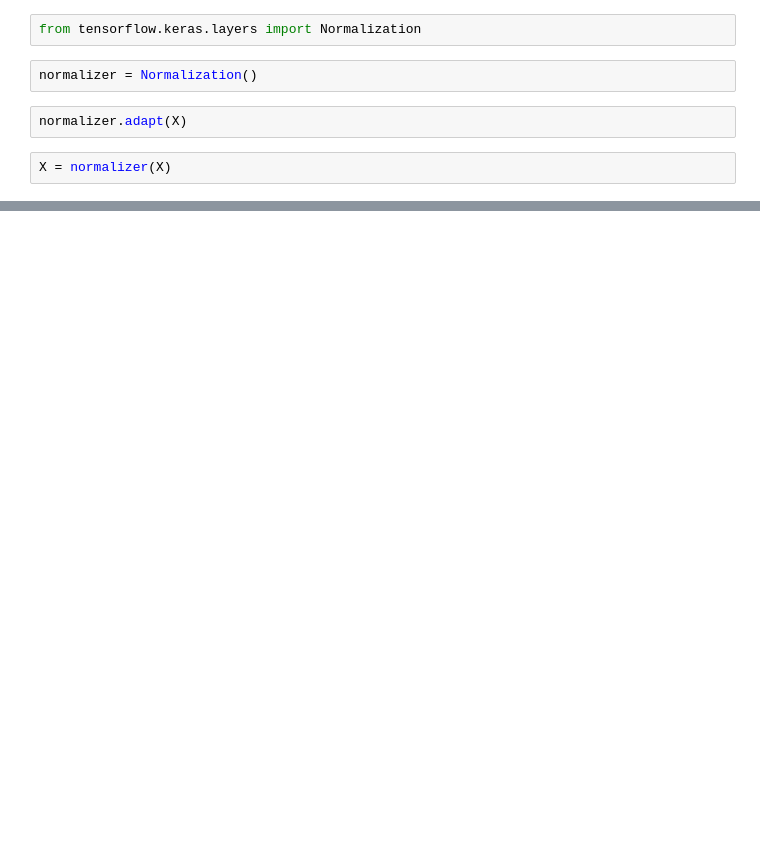
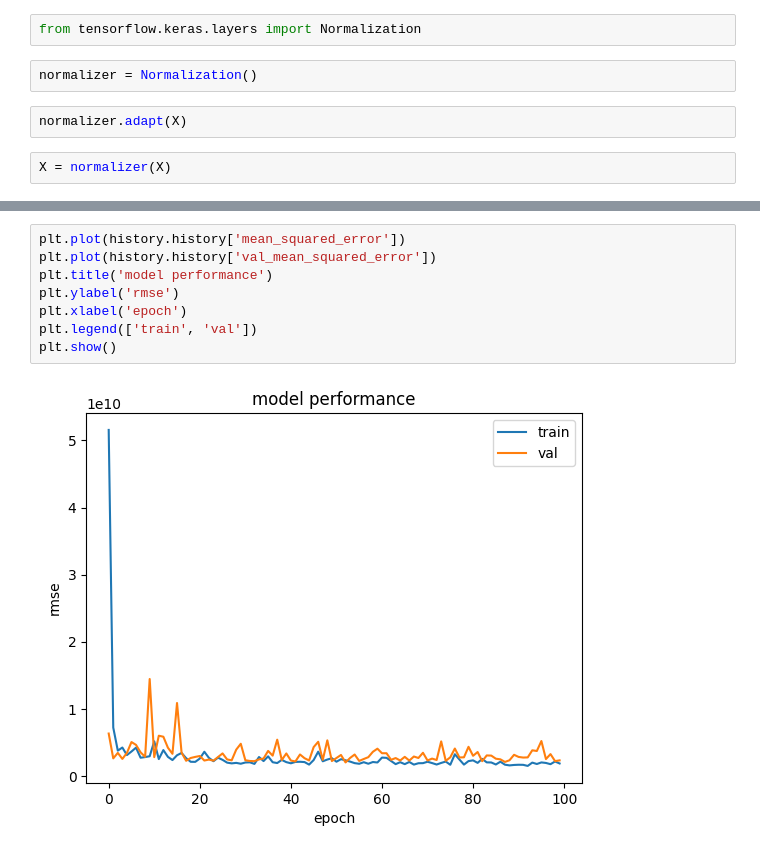
Before and after one commit to Harisudhan5/Second_Hand_Car_price_prediction, a Jupyter notebook: main.ipynb, the cells around one changed output, grey strips where cells are left out. Cells and saved outputs as stored; diff of their text form; blank space fills up the shorter version.

```diff
--- a/main.ipynb
+++ b/main.ipynb
@@ -220,0 +257,10 @@ array([[126010.22, 126010.22, 126010.22, 126010.22, 126010.22, 126010.22,
+# %%
+plt.plot(history.history['mean_squared_error'])
+plt.plot(history.history['val_mean_squared_error'])
+plt.title('model performance')
+plt.ylabel('rmse')
+plt.xlabel('epoch')
+plt.legend(['train', 'val'])
+plt.show()
+# %% [output]
+[figure, added]
```
Also changed, not shown: parts of 40 cells of this notebook, 1 other file.
